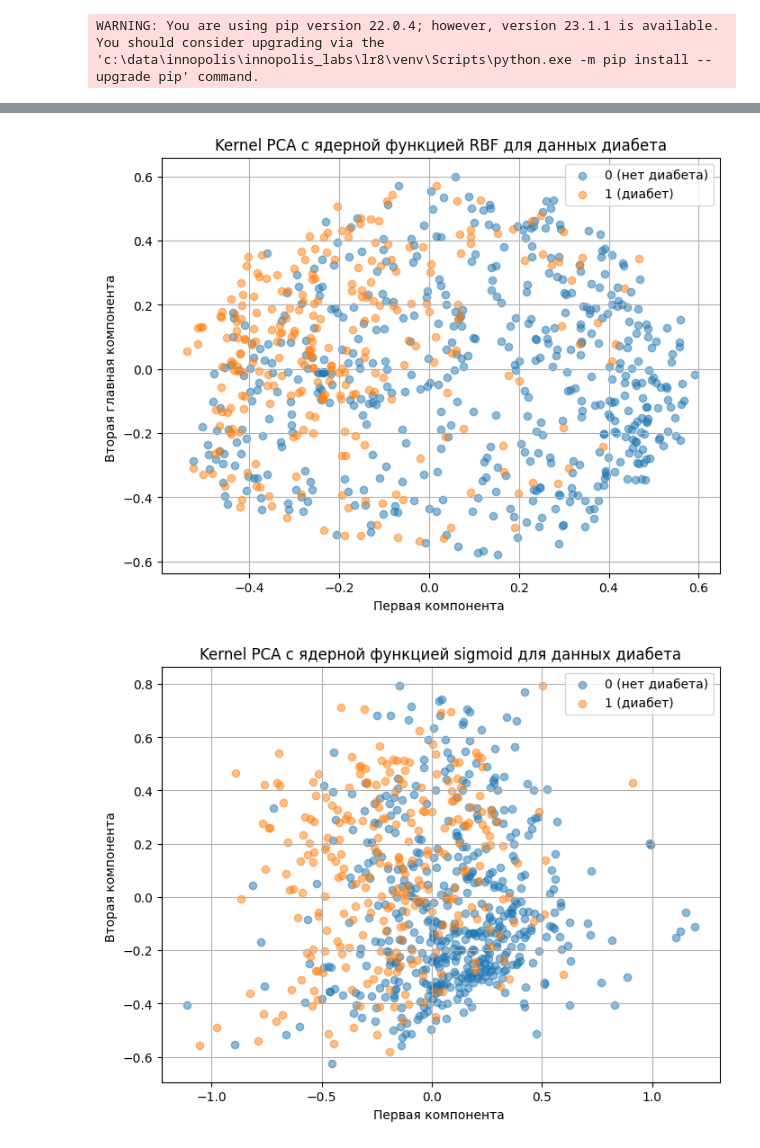
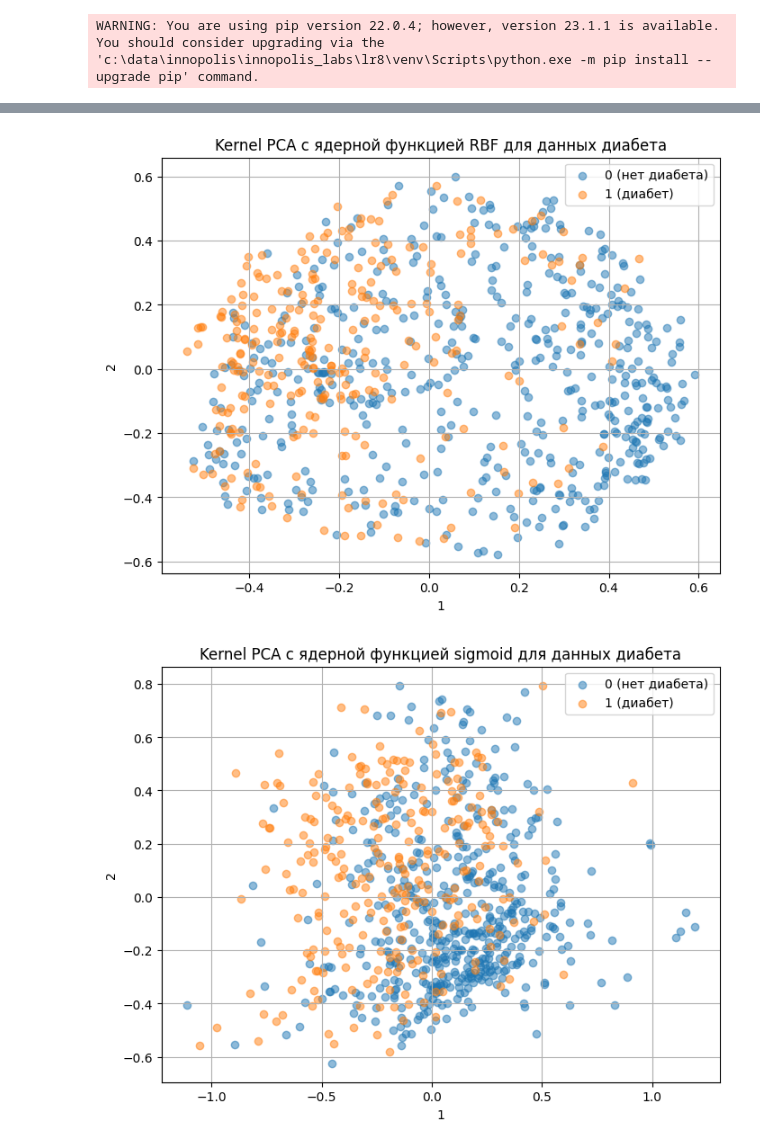
Before and after one commit to q10sn1k/innopolis_labs, a Jupyter notebook: lr8/PCA.ipynb, the cells around one changed output, grey strips where cells are left out. Cells and saved outputs as stored; diff of their text form; code cells hidden in the pictures.

```diff
--- a/lr8/PCA.ipynb
+++ b/lr8/PCA.ipynb
@@ -316,36 +321,36 @@ plt.show()
 import pandas as pd
 import numpy as np
 import matplotlib.pyplot as plt
 from sklearn.decomposition import KernelPCA
 from sklearn.preprocessing import StandardScaler
 
 # Загрузка данных из файла CSV
 data = pd.read_csv('diabetes.csv')
 
 # Разделение данных на признаки (X) и метки (y)
 X = data.drop('Outcome', axis=1)
 y = data['Outcome']
 
 # Масштабирование данных
 scaler = StandardScaler()
 X_scaled = scaler.fit_transform(X)
 
 # Применение Kernel PCA с ядерной функцией RBF и n_components=2
 kpca = KernelPCA(n_components=2, kernel='rbf')
 X_kpca = kpca.fit_transform(X_scaled)
 
 # График групп
 plt.figure(figsize=(8, 6))
 plt.scatter(X_kpca[y == 0, 0], X_kpca[y == 0, 1], alpha=0.5, label='0 (нет диабета)')
 plt.scatter(X_kpca[y == 1, 0], X_kpca[y == 1, 1], alpha=0.5, label='1 (диабет)')
-plt.xlabel('Первая компонента ')
-plt.ylabel('Вторая главная компонента ')
+plt.xlabel('1')
+plt.ylabel('2')
 plt.title('Kernel PCA с ядерной функцией RBF для данных диабета')
 plt.legend()
 plt.grid()
 plt.show()
 # %% [output]
-[figure, old version]
+[figure, new version]
 # %%
 import pandas as pd
 import numpy as np
@@ -372,14 +377,14 @@ X_kpca = kpca.fit_transform(X_scaled)
 plt.figure(figsize=(8, 6))
 plt.scatter(X_kpca[y == 0, 0], X_kpca[y == 0, 1], alpha=0.5, label='0 (нет диабета)')
 plt.scatter(X_kpca[y == 1, 0], X_kpca[y == 1, 1], alpha=0.5, label='1 (диабет)')
-plt.xlabel('Первая компонента ')
-plt.ylabel('Вторая компонента ')
+plt.xlabel('1')
+plt.ylabel('2')
 plt.title('Kernel PCA с ядерной функцией sigmoid для данных диабета')
 plt.legend()
 plt.grid()
 plt.show()
 # %% [output]
-[figure, old version]
+[figure, new version]
 # %%
 import pandas as pd
 import numpy as np
```
Also changed, not shown: parts of 8 cells of this notebook.
